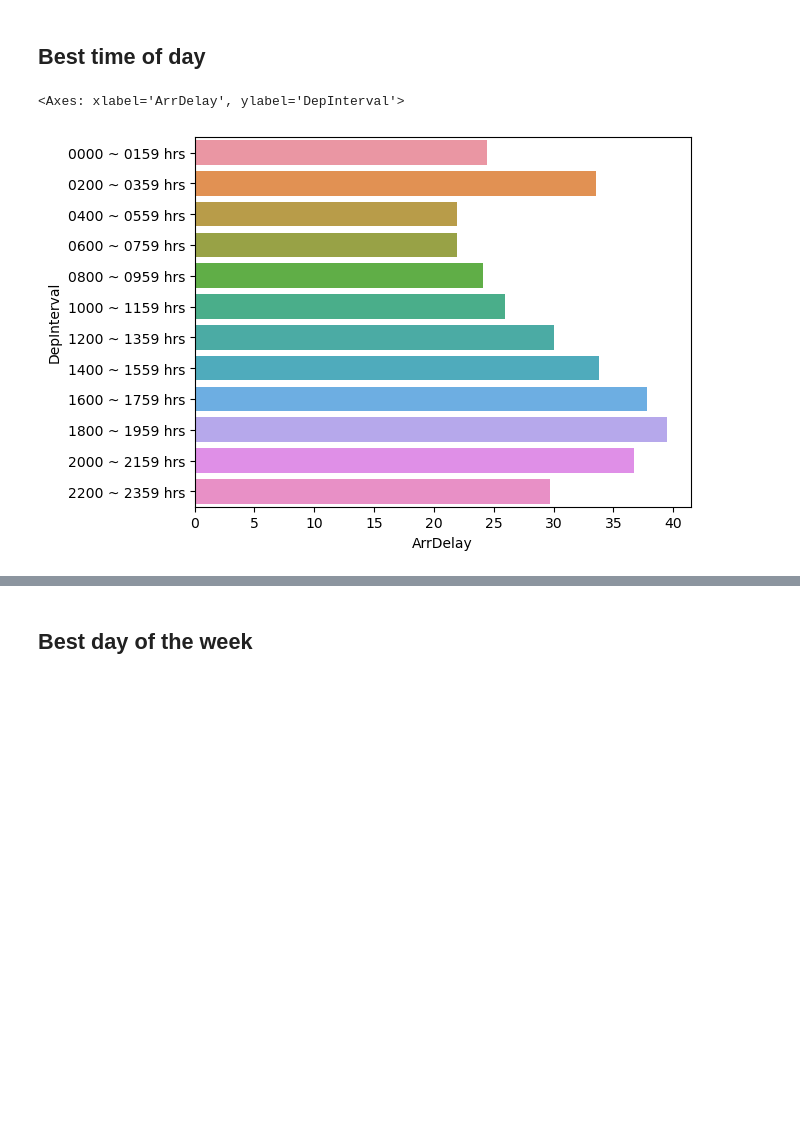
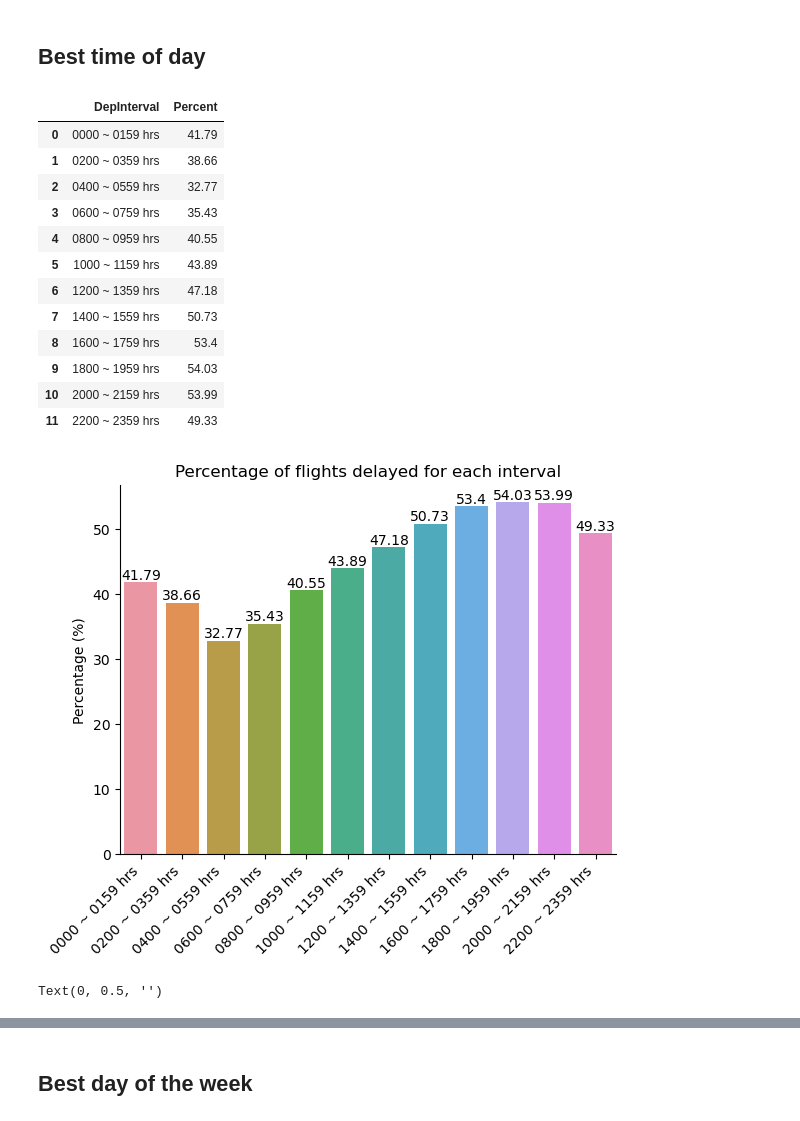
Before and after one commit to zxloo002/st2195cw, a Jupyter notebook: ZhiXian_Python.ipynb, the cells around one changed output, grey strips where cells are left out. Saved outputs shown, nothing was run; the diff lists cells and outputs as text; code cells hidden in the pictures; blank space fills up the shorter version.

```diff
--- a/ZhiXian_Python.ipynb
+++ b/ZhiXian_Python.ipynb
@@ -97,12 +97,41 @@ arrival_delay
 # %%
 #Percentage of delayed flights for each interval
 dailypercent = flight.groupby('DepInterval').ADelay.mean().reset_index()
+dailypercent['Percent'] = (dailypercent['ADelay'] * 100).round(2)
+dailypercent.drop(['ADelay'], axis= 1, inplace= True)
+display(dailypercent)
 
-sns.barplot(y= 'DepInterval', x= 'ADelay', data=dailypercent, orient = 'h') #add in axis labels
+ax = sns.barplot(x= 'DepInterval', y = 'Percent', data=dailypercent)
+sns.despine()
+ax.bar_label(ax.containers[0])
+plt.xlabel("")
+plt.ylabel("Percentage (%)")
+plt.xticks(rotation= 45, ha= 'right')
+plt.title("Percentage of flights delayed for each interval")
+plt.show()
 
 #Average delay duration per interval
 avg_delay = arrival_delay.groupby('DepInterval').ArrDelay.mean().reset_index()
-sns.barplot(x= 'ArrDelay', y= 'DepInterval', data=avg_delay) #add in axis label
+avg_delay['ArrDelay'] = avg_delay['ArrDelay'].round(2)
+ax = sns.barplot(y= 'DepInterval', x = 'ArrDelay', data=avg_delay, orient= 'h')
+sns.despine()
+ax.bar_label(ax.containers[0])
+plt.title("Average Delay Duration for each Intervals")
+plt.xlabel("Average delay duration (Minutes)")
+plt.ylabel('')
 # %% [output]
+|  | DepInterval | Percent |
+| 0 | 0000 ~ 0159 hrs | 41.79 |
+| 1 | 0200 ~ 0359 hrs | 38.66 |
+| 2 | 0400 ~ 0559 hrs | 32.77 |
+| 3 | 0600 ~ 0759 hrs | 35.43 |
+| 4 | 0800 ~ 0959 hrs | 40.55 |
+| 5 | 1000 ~ 1159 hrs | 43.89 |
+| 6 | 1200 ~ 1359 hrs | 47.18 |
+| 7 | 1400 ~ 1559 hrs | 50.73 |
+| 8 | 1600 ~ 1759 hrs | 53.4 |
+| 9 | 1800 ~ 1959 hrs | 54.03 |
+| 10 | 2000 ~ 2159 hrs | 53.99 |
+| 11 | 2200 ~ 2359 hrs | 49.33 |
+[figure, new version]
-<Axes: xlabel='ArrDelay', ylabel='DepInterval'>
+Text(0, 0.5, '')
-[figure, old version]
```
Also changed, not shown: parts of 12 cells of this notebook.
